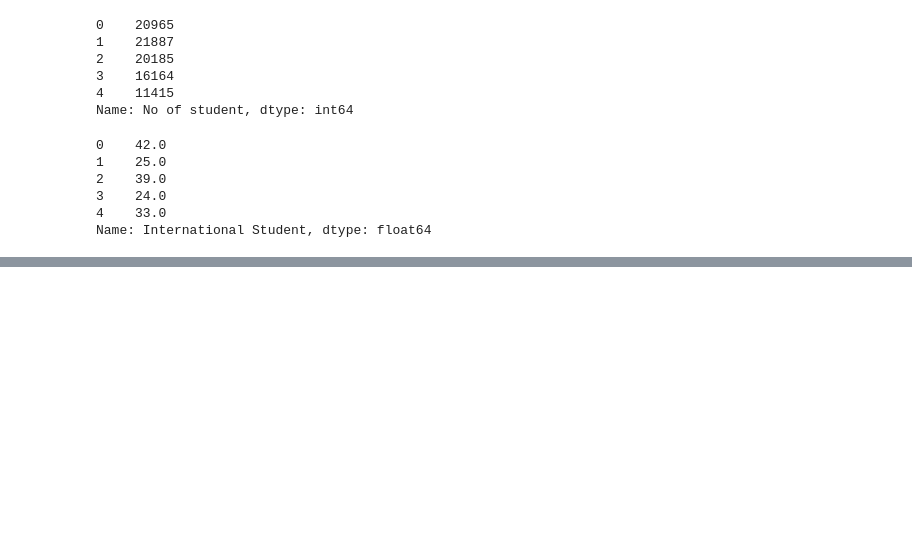
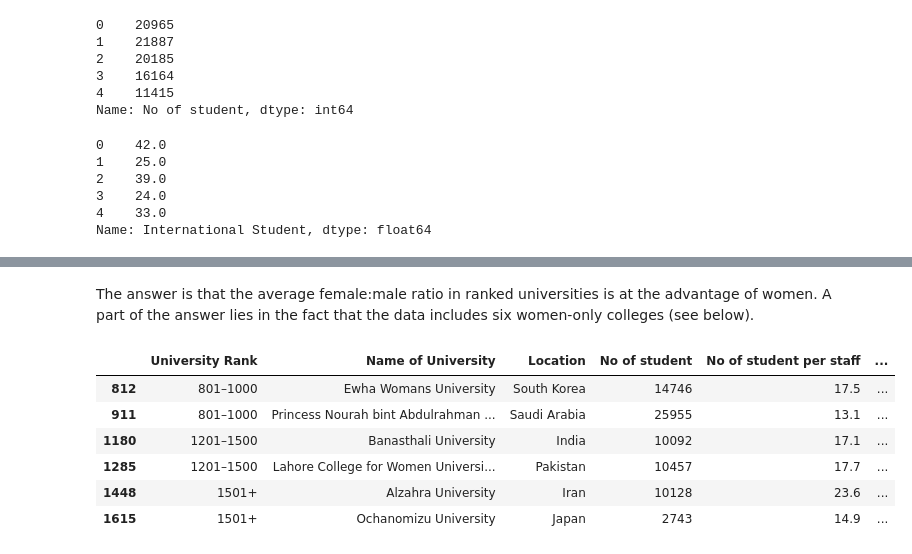
Before and after one commit to Siegfried2021/university_rankings, a Jupyter notebook: university_rankings.ipynb, the cells around one changed output, grey strips where cells are left out. Cells and saved outputs as stored; diff of their text form; code cells hidden in the pictures; blank space fills up the shorter version.

Commit message:
progress data cleaning

```diff
--- a/university_rankings.ipynb
+++ b/university_rankings.ipynb
@@ -133,0 +164,12 @@ Name: count, dtype: int64
+# %% [markdown]
+The answer is that the average female:male ratio in ranked universities is at the advantage of women. A part of the answer lies in the fact that the data includes six women-only colleges (see below).
+# %%
+df_univ[df_univ["Female:Male Ratio"].apply(lambda x: float(x.split(":")[0]) == 100)]
+# %% [output]
+|  | University Rank | Name of University | Location | No of student | No of student per staff | ... |
+| 812 | 801–1000 | Ewha Womans University | South Korea | 14746 | 17.5 | ... |
+| 911 | 801–1000 | Princess Nourah bint Abdulrahman ... | Saudi Arabia | 25955 | 13.1 | ... |
+| 1180 | 1201–1500 | Banasthali University | India | 10092 | 17.1 | ... |
+| 1285 | 1201–1500 | Lahore College for Women Universi... | Pakistan | 10457 | 17.7 | ... |
+| 1448 | 1501+ | Alzahra University | Iran | 10128 | 23.6 | ... |
+| 1615 | 1501+ | Ochanomizu University | Japan | 2743 | 14.9 | ... |
```
Also changed, not shown: parts of 10 cells of this notebook.
